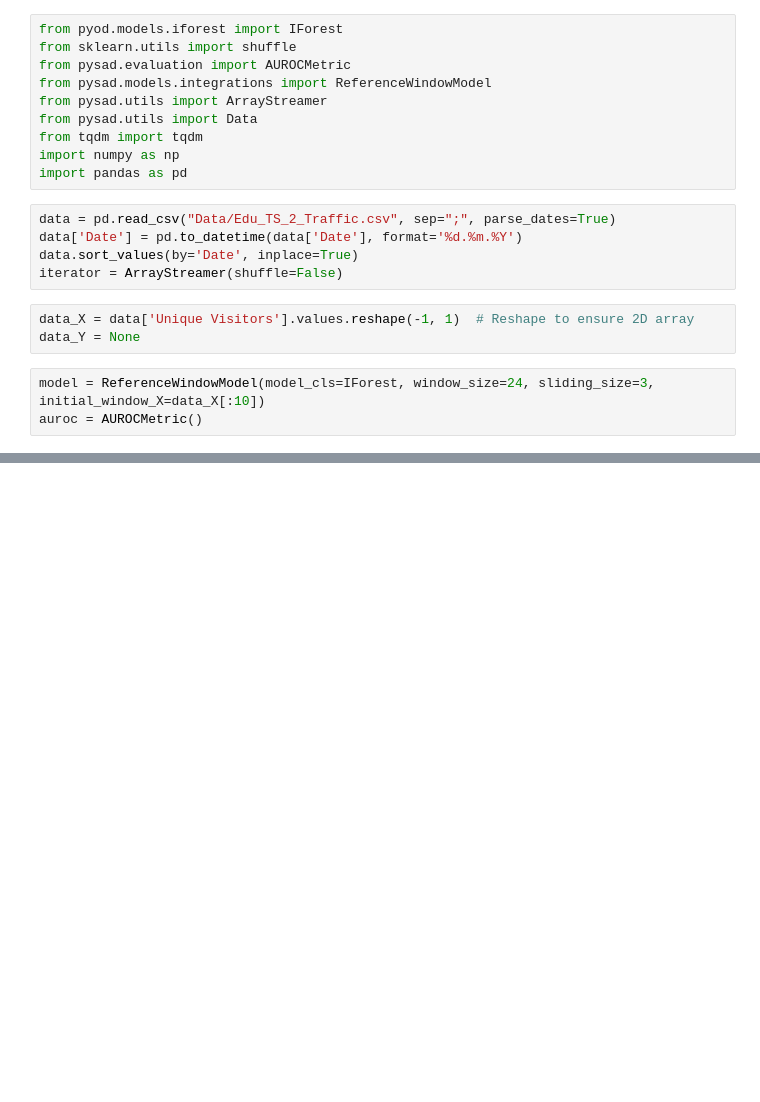
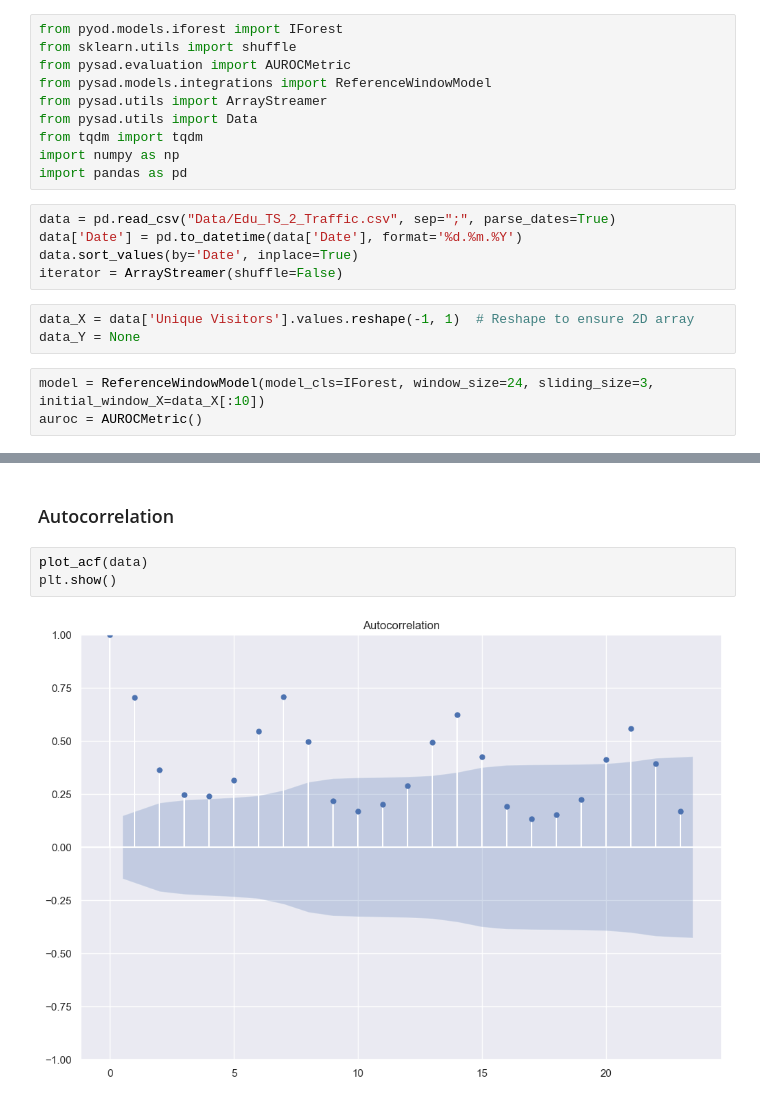
Before and after one commit to kosarenok/ts_outlier_detection, a Jupyter notebook: iforest.ipynb, the cells around one changed output, grey strips where cells are left out. Cells and saved outputs as stored; diff of their text form; blank space fills up the shorter version.

```diff
--- a/iforest.ipynb
+++ b/iforest.ipynb
@@ -33,0 +77,7 @@ TypeError: 'NoneType' object is not subscriptable
+# %% [markdown]
+### Autocorrelation
+# %%
+plot_acf(data)
+plt.show()
+# %% [output]
+[figure, added]
```
Also changed, not shown: parts of 21 cells of this notebook, 2 other files.
